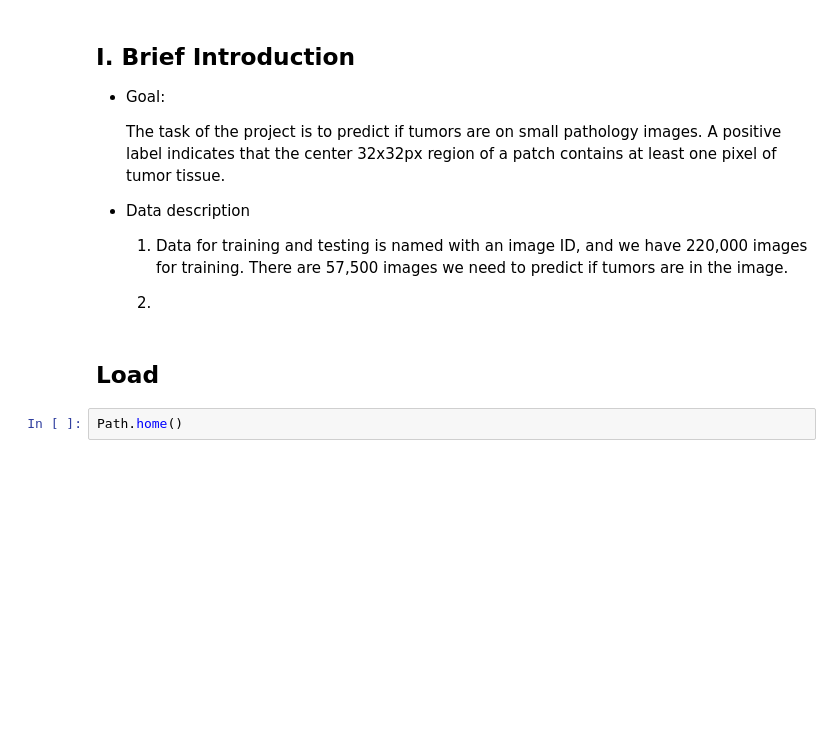
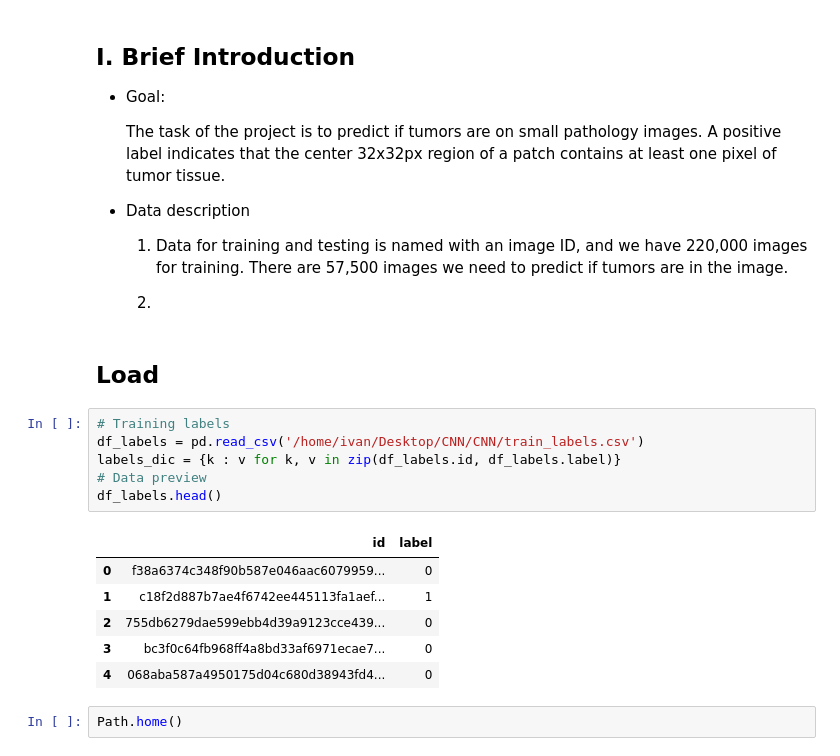
Before and after one commit to IvanLiuTW/code, a Jupyter notebook: cancer_detection.ipynb, the cells around one changed output. Saved outputs shown, nothing was run; the diff lists cells and outputs as text; blank space fills up the shorter version.

```diff
--- a/cancer_detection.ipynb
+++ b/cancer_detection.ipynb
@@ -33,6 +41,19 @@ tf.config.list_physical_devices('GPU')
     2.
 # %% [markdown]
 ## Load
+# %%
+# Training labels
+df_labels = pd.read_csv('/home/ivan/Desktop/CNN/CNN/train_labels.csv')
+labels_dic = {k : v for k, v in zip(df_labels.id, df_labels.label)}
+# Data preview
+df_labels.head()
+# %% [output]
+|  | id | label |
+| 0 | f38a6374c348f90b587e046aac6079959... | 0 |
+| 1 | c18f2d887b7ae4f6742ee445113fa1aef... | 1 |
+| 2 | 755db6279dae599ebb4d39a9123cce439... | 0 |
+| 3 | bc3f0c64fb968ff4a8bd33af6971ecae7... | 0 |
+| 4 | 068aba587a4950175d04c680d38943fd4... | 0 |
 # %%
 Path.home()
 # %% [output]
```
Also changed, not shown: parts of 39 cells of this notebook.
